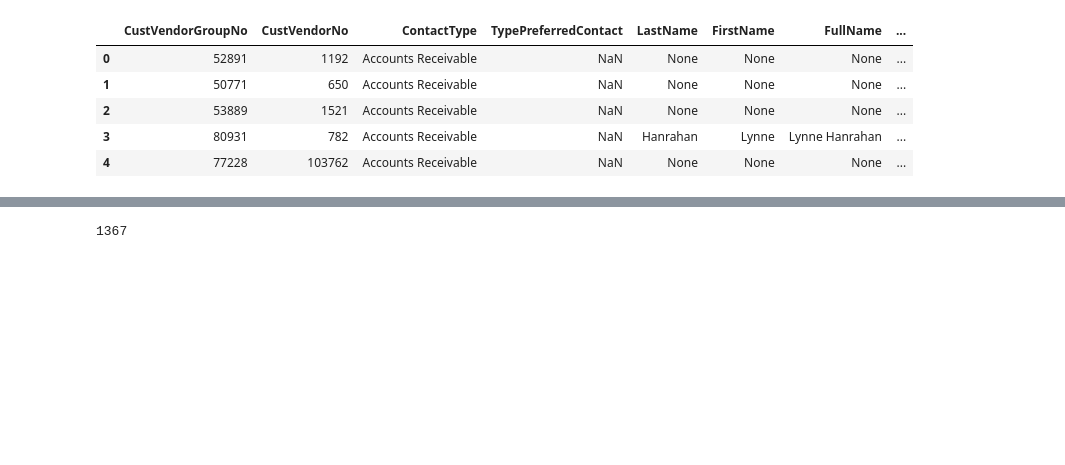
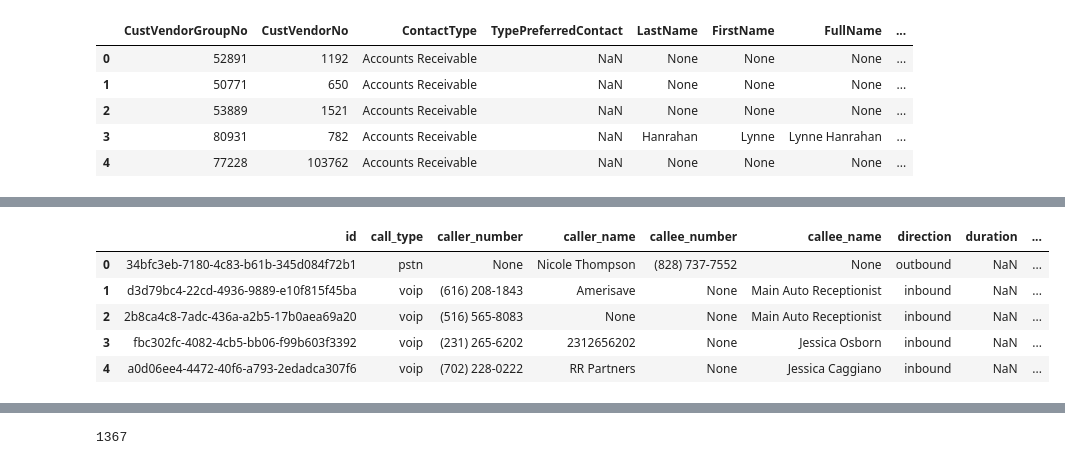
Before and after one commit to cpassorelli/call-reports, a Jupyter notebook: ipython/prepare-activities.ipynb, the cells around one changed output, grey strips where cells are left out. Saved outputs shown, nothing was run; the diff lists cells and outputs as text; code cells hidden in the pictures; blank space fills up the shorter version.

Commit message:
Call data warehouse

```diff
--- a/ipython/prepare-activities.ipynb
+++ b/ipython/prepare-activities.ipynb
@@ -155,3 +47,0 @@ _activities = spark.read.parquet('/tmp/phone-calls/_activities')
-# %%
-calls = spark.read.parquet('/tmp/phone-calls/AccountCallLogs')
-calls.limit(5).toPandas()
@@ -570,0 +113,35 @@ activities.where(col('ActivityUser') == 'Josephine Dagher').count()
+# %%
+# calls = spark.read.parquet('/tmp/phone-calls/AccountCallLogs')
+# calls.createOrReplaceTempView('calls')
+# calls.limit(5).toPandas()
+
+# remove 0 as will affect aggregation
+column = when(col('duration') > 0, col('duration'))
+
+columns = [
+    'id',
+    'call_type',
+    'caller_number',
+    'caller_name',
+    'callee_number',
+    'callee_name',
+    'direction',
+    'duration',
+    'result',
+    'date_time'
+]
+
+(
+    calls
+    .withColumn('duration', column)
+    .select(*columns)
+    .limit(5)
+    .toPandas()
+)
+# %% [output]
+|  | id | call_type | caller_number | caller_name | callee_number | callee_name | direction | duration | ... |
+| 0 | 34bfc3eb-7180-4c83-b61b-345d084f72b1 | pstn | None | Nicole Thompson | (828) 737-7552 | None | outbound | NaN | ... |
+| 1 | d3d79bc4-22cd-4936-9889-e10f815f45ba | voip | (616) 208-1843 | Amerisave | None | Main Auto Receptionist | inbound | NaN | ... |
+| 2 | 2b8ca4c8-7adc-436a-a2b5-17b0aea69a20 | voip | (516) 565-8083 | None | None | Main Auto Receptionist | inbound | NaN | ... |
+| 3 | fbc302fc-4082-4cb5-bb06-f99b603f3392 | voip | (231) 265-6202 | 2312656202 | None | Jessica Osborn | inbound | NaN | ... |
+| 4 | a0d06ee4-4472-40f6-a793-2edadca307f6 | voip | (702) 228-0222 | RR Partners | None | Jessica Caggiano | inbound | NaN | ... |
```
Also changed, not shown: parts of 74 cells of this notebook, 1 other file.
